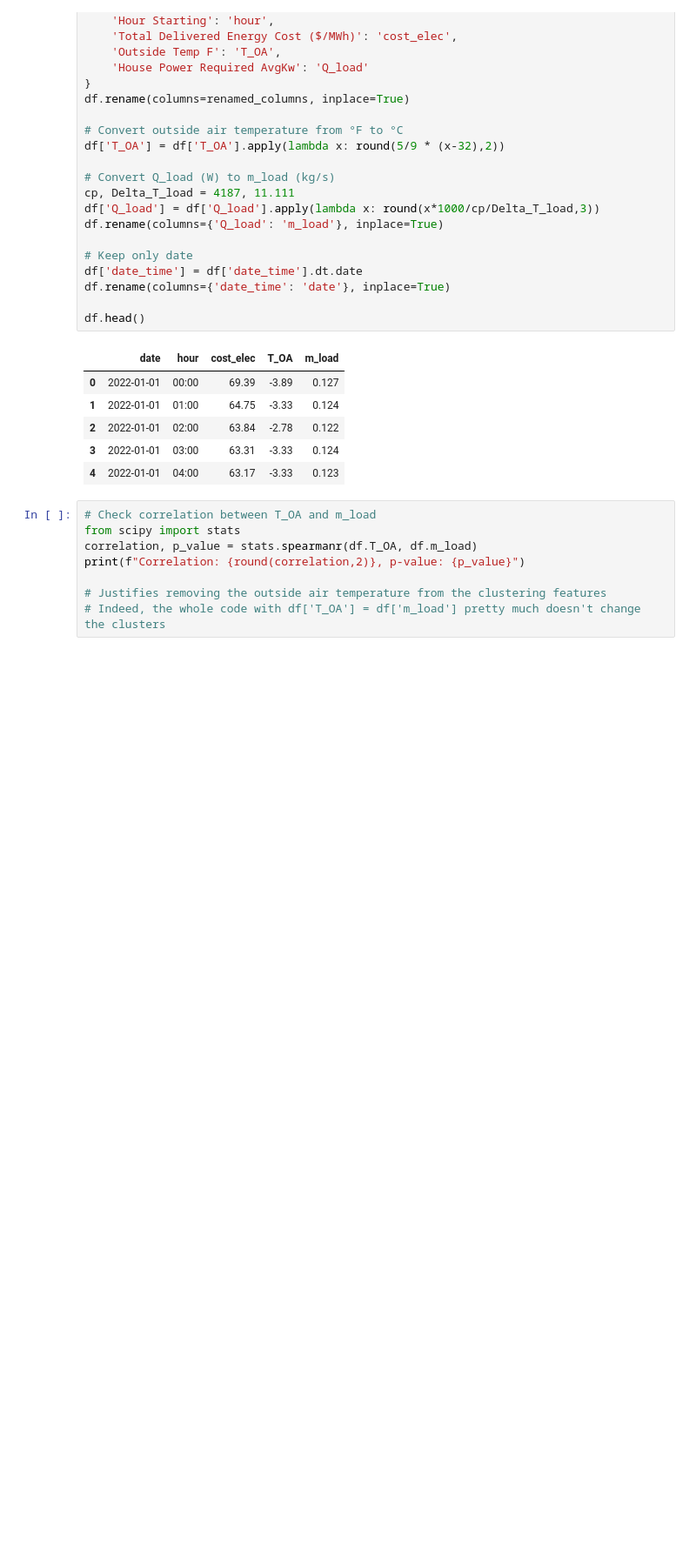
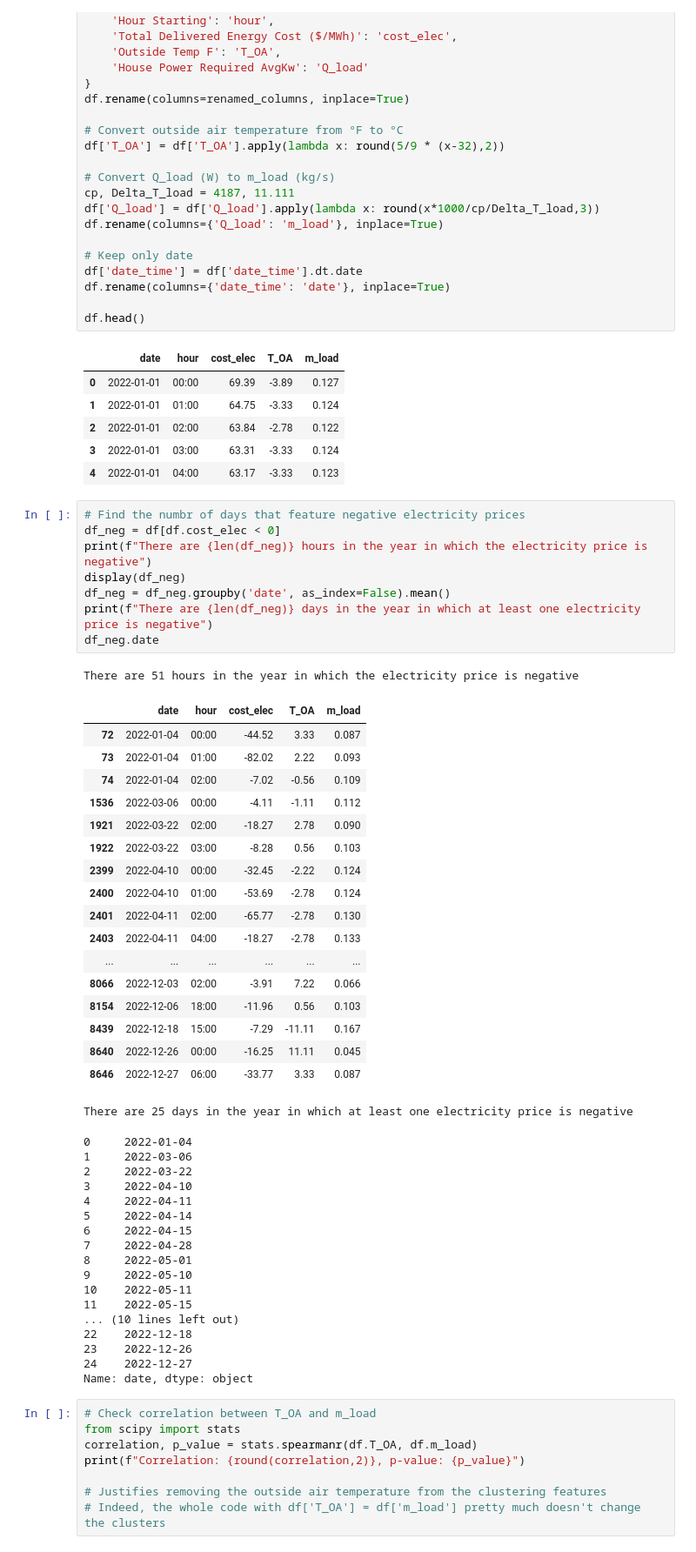
Before and after one commit to thdfw/master_thesis, a Jupyter notebook: gridworks/data/processing/yearly_data_clustering/data_clustering.ipynb, the cells around one changed output. Shown at 87% size. Cells and saved outputs as stored; diff of their text form; blank space fills up the shorter version.

```diff
--- a/gridworks/data/processing/yearly_data_clustering/data_clustering.ipynb
+++ b/gridworks/data/processing/yearly_data_clustering/data_clustering.ipynb
@@ -36,6 +36,51 @@ df.head()
 | 2 | 2022-01-01 | 02:00 | 63.84 | -2.78 | 0.122 |
 | 3 | 2022-01-01 | 03:00 | 63.31 | -3.33 | 0.124 |
 | 4 | 2022-01-01 | 04:00 | 63.17 | -3.33 | 0.123 |
+# %%
+# Find the numbr of days that feature negative electricity prices
+df_neg = df[df.cost_elec < 0]
+print(f"There are {len(df_neg)} hours in the year in which the electricity price is negative")
+display(df_neg)
+df_neg = df_neg.groupby('date', as_index=False).mean()
+print(f"There are {len(df_neg)} days in the year in which at least one electricity price is negative")
+df_neg.date
+# %% [output]
+There are 51 hours in the year in which the electricity price is negative
+|  | date | hour | cost_elec | T_OA | m_load |
+| 72 | 2022-01-04 | 00:00 | -44.52 | 3.33 | 0.087 |
+| 73 | 2022-01-04 | 01:00 | -82.02 | 2.22 | 0.093 |
+| 74 | 2022-01-04 | 02:00 | -7.02 | -0.56 | 0.109 |
+| 1536 | 2022-03-06 | 00:00 | -4.11 | -1.11 | 0.112 |
+| 1921 | 2022-03-22 | 02:00 | -18.27 | 2.78 | 0.090 |
+| 1922 | 2022-03-22 | 03:00 | -8.28 | 0.56 | 0.103 |
+| 2399 | 2022-04-10 | 00:00 | -32.45 | -2.22 | 0.124 |
+| 2400 | 2022-04-10 | 01:00 | -53.69 | -2.78 | 0.124 |
+| 2401 | 2022-04-11 | 02:00 | -65.77 | -2.78 | 0.130 |
+| 2403 | 2022-04-11 | 04:00 | -18.27 | -2.78 | 0.133 |
+| ... | ... | ... | ... | ... | ... |
+| 8066 | 2022-12-03 | 02:00 | -3.91 | 7.22 | 0.066 |
+| 8154 | 2022-12-06 | 18:00 | -11.96 | 0.56 | 0.103 |
+| 8439 | 2022-12-18 | 15:00 | -7.29 | -11.11 | 0.167 |
+| 8640 | 2022-12-26 | 00:00 | -16.25 | 11.11 | 0.045 |
+| 8646 | 2022-12-27 | 06:00 | -33.77 | 3.33 | 0.087 |
+There are 25 days in the year in which at least one electricity price is negative
+0     2022-01-04
+1     2022-03-06
+2     2022-03-22
+3     2022-04-10
+4     2022-04-11
+5     2022-04-14
+6     2022-04-15
+7     2022-04-28
+8     2022-05-01
+9     2022-05-10
+10    2022-05-11
+11    2022-05-15
+... (10 lines left out)
+22    2022-12-18
+23    2022-12-26
+24    2022-12-27
+Name: date, dtype: object
 # %%
 # Check correlation between T_OA and m_load
 from scipy import stats
```
Also changed, not shown: parts of 1 cell of this notebook, 14 other files.
